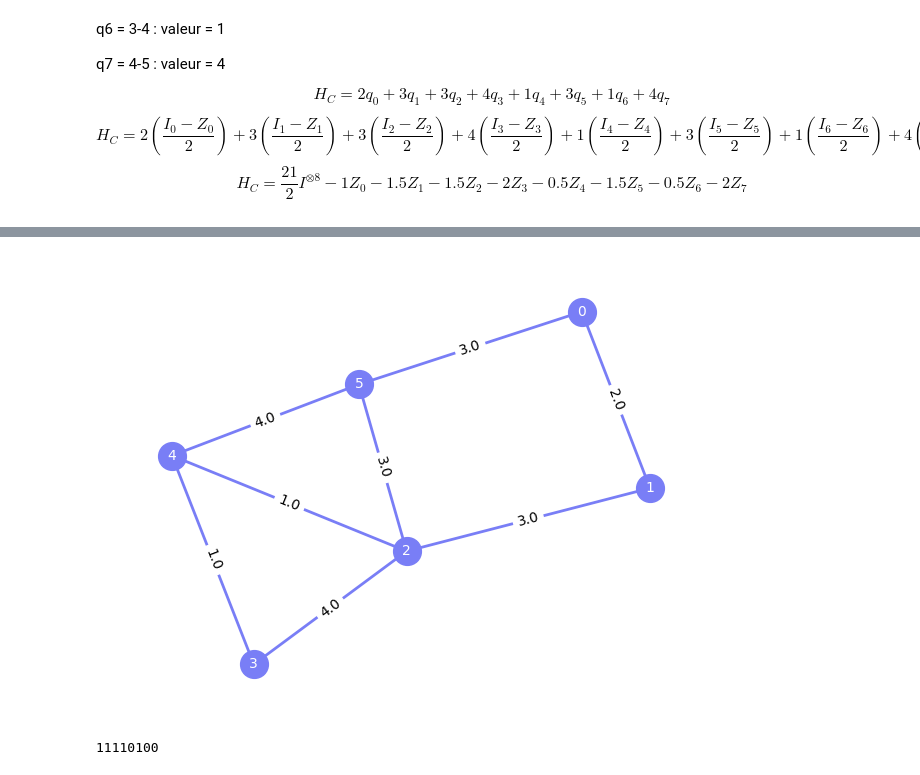
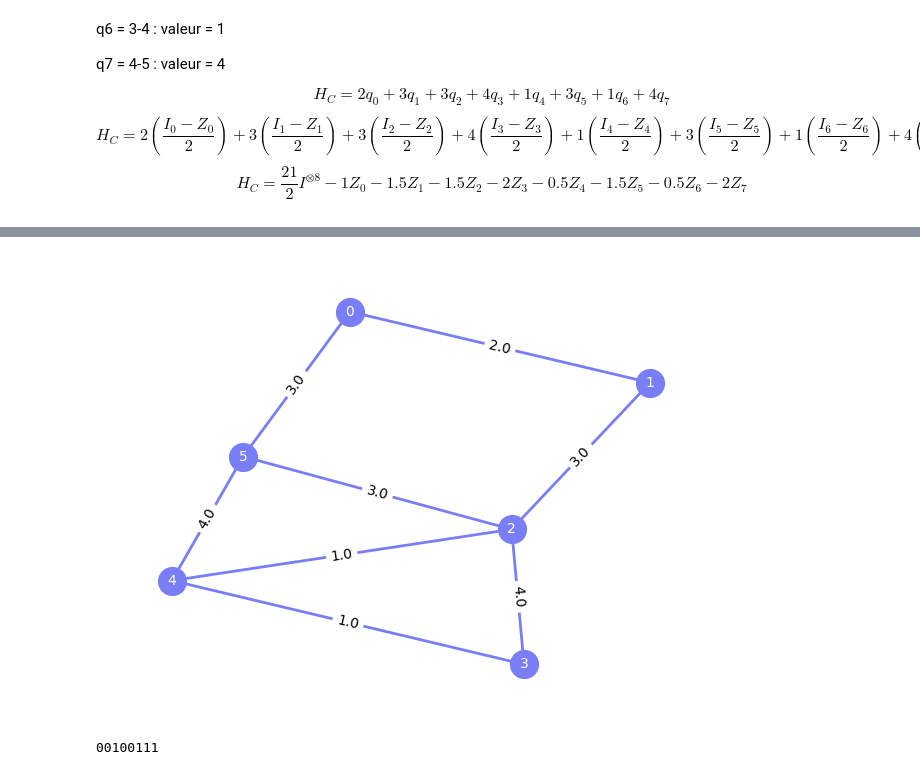
Before and after one commit to harshana20011/quactography, a Jupyter notebook: scripts/first_step_H_test.ipynb, the cells around one changed output, grey strips where cells are left out. Saved outputs shown, nothing was run; the diff lists cells and outputs as text; code cells hidden in the pictures.

```diff
--- a/scripts/first_step_H_test.ipynb
+++ b/scripts/first_step_H_test.ipynb
@@ -229,7 +229,8 @@ $$H_F = \frac{I_1-Z_1}{2}+ \frac{I_5-Z_5}{2}+\frac{I_7-Z_7}{2}  $$
 # Version avec croisement :
 h_f = SparsePauliOp.from_list([("IIIIIIZI", -0.5),
                                ("IIZIIIII", -0.5),
-                               ("ZIIIIIII", -0.5)])
+                               ("ZIIIIIII", -0.5),
+                               ("IIIIIIII", 0.5)])
 
 # # Version sans croisement :
 # h_f = SparsePauliOp.from_list([("IIIIZI", -0.5),
@@ -272,22 +262,22 @@ h_1 = SparsePauliOp.from_list([("IIIIIIIZ", -0.5),
                                ("IIIIIZII", +0.5)])
 
 h_2 = SparsePauliOp.from_list([("IIIIIIII", -1.0),
-                               ("IIIIIIZI", -0.5),
+                               ("IIIIIZII", -0.5),
                                ("IIIIZIII", +0.5),
                                ("IIIZIIII", +0.5),
+                               ("IIZIIIII", +0.5)])
+
+h_3 = SparsePauliOp.from_list([("IIIIZIII", -0.5),
+                               ("IZIIIIII", +0.5)])
+
+h_4 = SparsePauliOp.from_list([("IIIIIIII", +0.5),
+                               ("IIIZIIII", -0.5),
+                               ("IZIIIIII", -0.5),
                                ("ZIIIIIII", +0.5)])
-
-h_3 = SparsePauliOp.from_list([("IIIIIZII", -0.5),
-                               ("IIIZIIII", +0.5)])
-
-h_4 = SparsePauliOp.from_list([("IIIIIIII", -0.5),
-                               ("IIIIZIII", -0.5),
-                               ("IIIIIZII", -0.5),
-                               ("IIZIIIII", +0.5)])
 # Alpha shouldn't be too big to keep the energy spectrum of the hamiltonian usable with QAOA.
-alpha = 18
+alpha = 25
 # QUBO representation of Hamiltonian (cost function).
-h = -h_c - alpha * ((h_s**2) + (h_f**2) + (h_1**2)  + (h_2**2) + (h_3**2) + (h_4**2))
+h =- h_c + alpha * ((h_s**2) + (h_f**2) + (h_1**2)  + (h_2**2) + (h_3**2) + (h_4**2))
 
 # # Version sans croisement :
 # h_1 = SparsePauliOp.from_list([("IIIZII", -0.5),
@@ -349,33 +332,34 @@ please provide us feedback at https://github.com/pandas-dev/pandas/issues/54466
 # %%
 # Plot graph
 
 G = nx.Graph()
-G.add_edge(5, 0, weight=3.0)
+
 G.add_edge(0, 1, weight=2.0)
+G.add_edge(0, 5, weight=3.0)
 G.add_edge(1, 2, weight=3.0)
 G.add_edge(2, 3, weight=4.0)
 G.add_edge(2, 4, weight=1.0)
 G.add_edge(2, 5, weight=3.0)
 G.add_edge(3, 4, weight=1.0)
 G.add_edge(4, 5, weight=4.0)
 
-pos = nx.spring_layout(G, seed=7)
+pos = nx.spring_layout(G)
 edge_labels = nx.get_edge_attributes(G, "weight")
 nx.draw_networkx_nodes(G, pos, node_size=400, node_color="#797EF6")
 nx.draw_networkx_edges(G, pos, width=2, edge_color="#797EF6")
 nx.draw_networkx_labels(G, pos, font_size=10, font_family="sans-serif", font_color="w")
 nx.draw_networkx_edge_labels(G, pos, edge_labels)
 
 
 ax = plt.gca()
 ax.margins(0.08)
 plt.axis("off")
 plt.tight_layout()
 plt.show()
 print(max(dist.binary_probabilities(), key=dist.binary_probabilities().get))
 # %% [output]
-[figure, old version]
+[figure, new version]
-11110100
+00100111
 # %%
 # Display graph
 bin_str = list(map(int, max(dist.binary_probabilities(), key=dist.binary_probabilities().get))) # type: ignore
```
Also changed, not shown: parts of 7 cells of this notebook, 2 other files.
